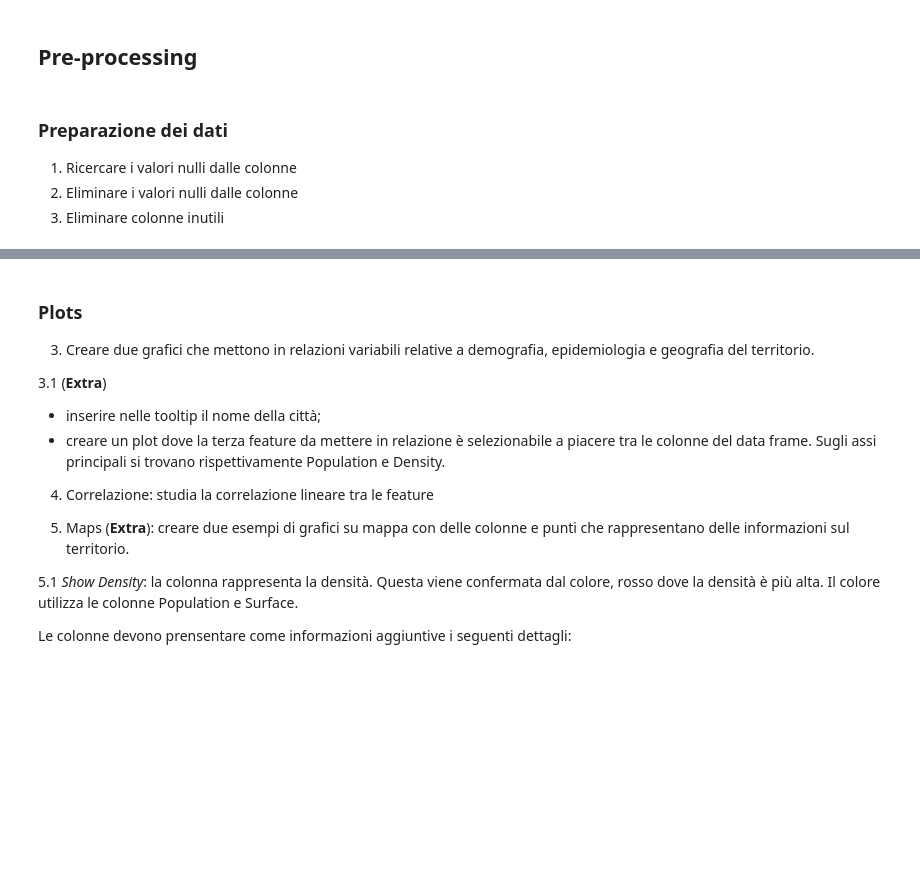
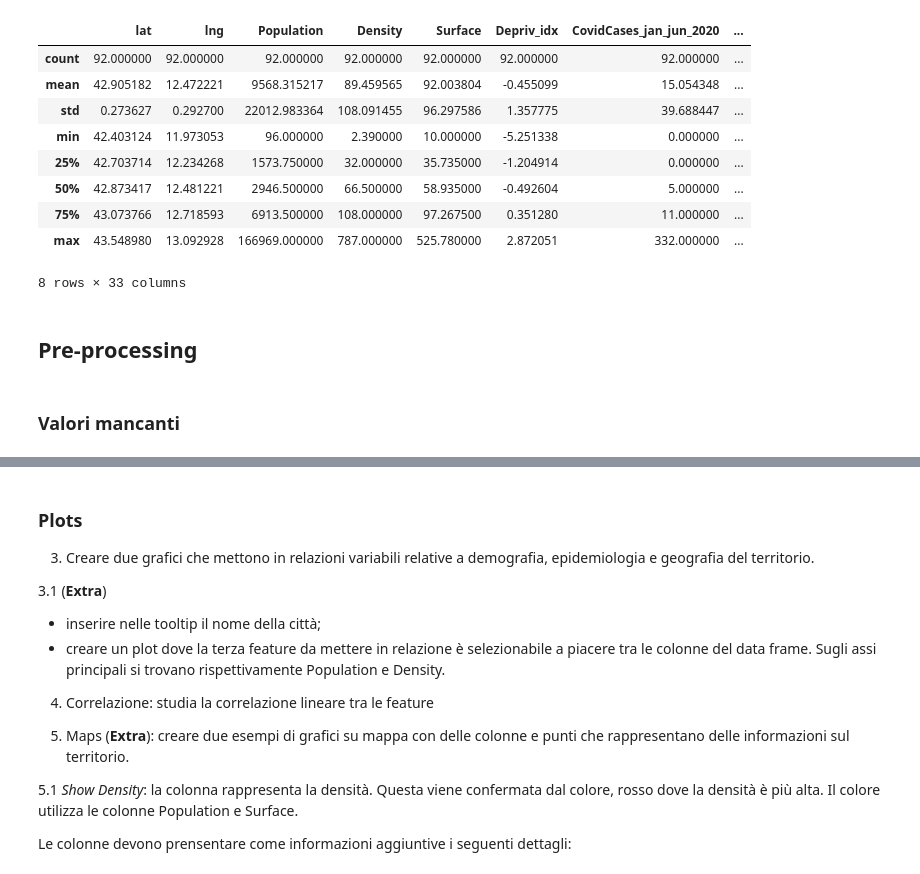
Before and after one commit to nutc22/ml-covid-pollution, a Jupyter notebook: exam.ipynb, the cells around one changed output, grey strips where cells are left out. Drawn from its saved outputs; the diff is of its cells as text; code cells hidden in the pictures; blank space fills up the shorter version.

```diff
--- a/exam.ipynb
+++ b/exam.ipynb
@@ -2,0 +8,3 @@
+# %%
+import pandas as pd
+df = pd.read_csv("/home/jovyan/work/data/dataset_exam.csv", index_col=0)
@@ -3,8 +43,17 @@
+# %%
+df.describe()
+# %% [output]
+|  | lat | lng | Population | Density | Surface | Depriv_idx | CovidCases_jan_jun_2020 | ... |
+| count | 92.000000 | 92.000000 | 92.000000 | 92.000000 | 92.000000 | 92.000000 | 92.000000 | ... |
+| mean | 42.905182 | 12.472221 | 9568.315217 | 89.459565 | 92.003804 | -0.455099 | 15.054348 | ... |
+| std | 0.273627 | 0.292700 | 22012.983364 | 108.091455 | 96.297586 | 1.357775 | 39.688447 | ... |
+| min | 42.403124 | 11.973053 | 96.000000 | 2.390000 | 10.000000 | -5.251338 | 0.000000 | ... |
+| 25% | 42.703714 | 12.234268 | 1573.750000 | 32.000000 | 35.735000 | -1.204914 | 0.000000 | ... |
+| 50% | 42.873417 | 12.481221 | 2946.500000 | 66.500000 | 58.935000 | -0.492604 | 5.000000 | ... |
+| 75% | 43.073766 | 12.718593 | 6913.500000 | 108.000000 | 97.267500 | 0.351280 | 11.000000 | ... |
+| max | 43.548980 | 13.092928 | 166969.000000 | 787.000000 | 525.780000 | 2.872051 | 332.000000 | ... |
+8 rows × 33 columns
 # %% [markdown]
 ## Pre-processing
-# %% [markdown]
-### Preparazione dei dati
-
-1. Ricercare i valori nulli dalle colonne
-2. Eliminare i valori nulli dalle colonne
-3. Eliminare colonne inutili
+# %% [markdown]
+### Valori mancanti
```
Also changed, not shown: parts of 28 cells of this notebook, 1 other file.
